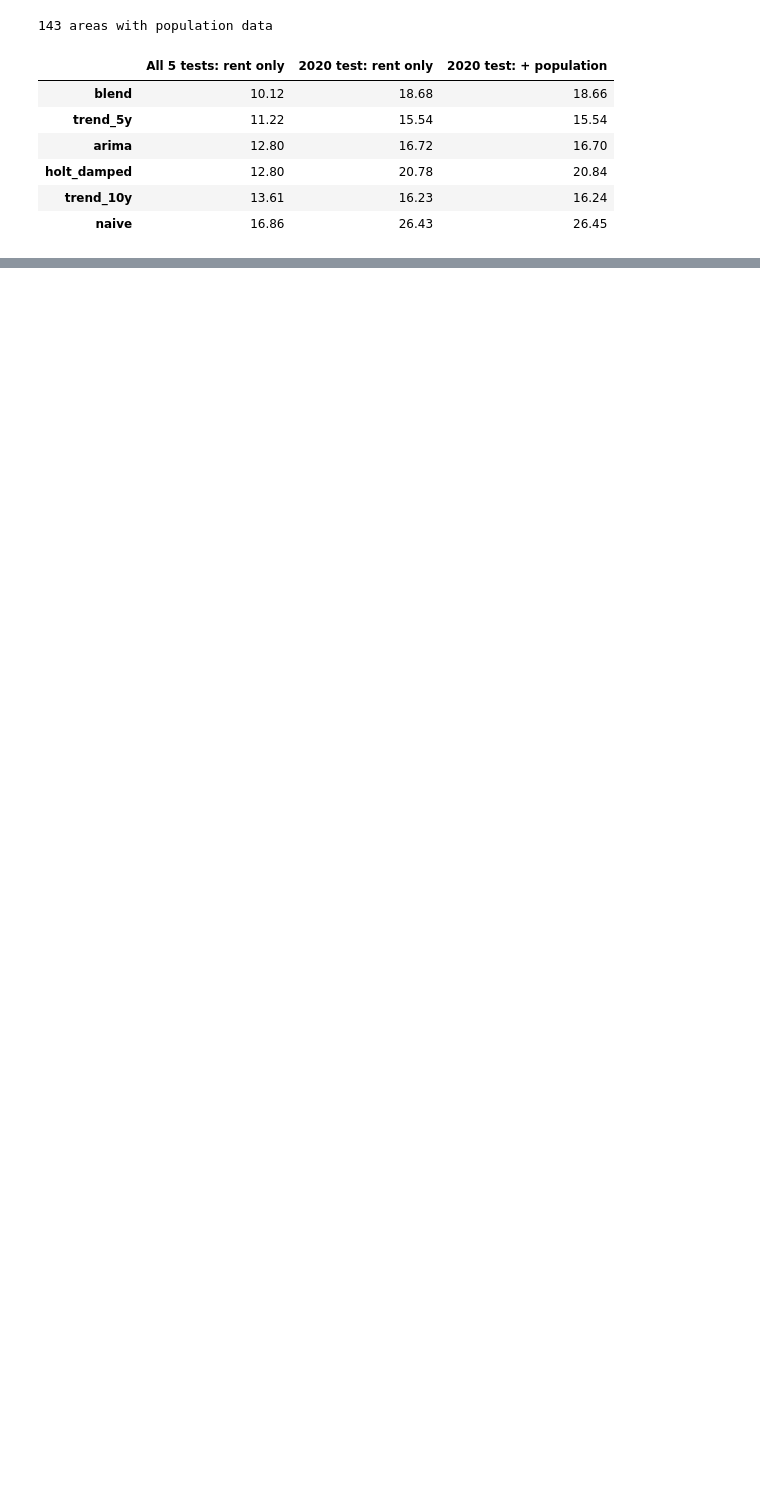
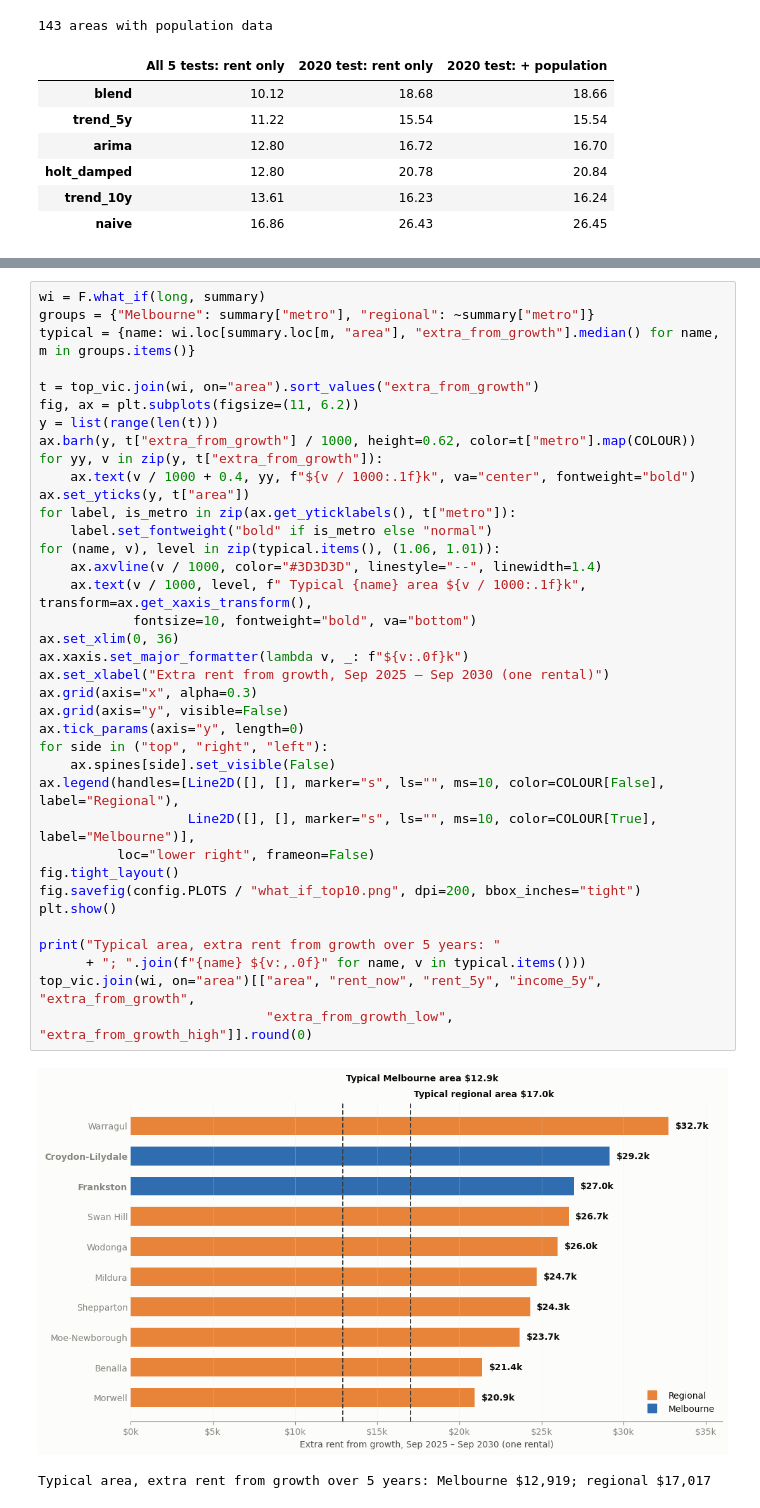
Before and after one commit to mdharmawan19/industry-project-group-55, a Jupyter notebook: notebooks/03_dffh_panel.ipynb, the cells around one changed output, grey strips where cells are left out. Saved outputs shown, nothing was run; the diff lists cells and outputs as text; blank space fills up the shorter version.

```diff
--- a/notebooks/03_dffh_panel.ipynb
+++ b/notebooks/03_dffh_panel.ipynb
@@ -286,0 +258,40 @@ Typical area, extra rent from growth over 5 years: Metropolitan Melbourne $12,91
+# %%
+wi = F.what_if(long, summary)
+groups = {"Melbourne": summary["metro"], "regional": ~summary["metro"]}
+typical = {name: wi.loc[summary.loc[m, "area"], "extra_from_growth"].median() for name, m in groups.items()}
+
+t = top_vic.join(wi, on="area").sort_values("extra_from_growth")
+fig, ax = plt.subplots(figsize=(11, 6.2))
+y = list(range(len(t)))
+ax.barh(y, t["extra_from_growth"] / 1000, height=0.62, color=t["metro"].map(COLOUR))
+for yy, v in zip(y, t["extra_from_growth"]):
+    ax.text(v / 1000 + 0.4, yy, f"${v / 1000:.1f}k", va="center", fontweight="bold")
+ax.set_yticks(y, t["area"])
+for label, is_metro in zip(ax.get_yticklabels(), t["metro"]):
+    label.set_fontweight("bold" if is_metro else "normal")
+for (name, v), level in zip(typical.items(), (1.06, 1.01)):
+    ax.axvline(v / 1000, color="#3D3D3D", linestyle="--", linewidth=1.4)
+    ax.text(v / 1000, level, f" Typical {name} area ${v / 1000:.1f}k", transform=ax.get_xaxis_transform(),
+            fontsize=10, fontweight="bold", va="bottom")
+ax.set_xlim(0, 36)
+ax.xaxis.set_major_formatter(lambda v, _: f"${v:.0f}k")
+ax.set_xlabel("Extra rent from growth, Sep 2025 – Sep 2030 (one rental)")
+ax.grid(axis="x", alpha=0.3)
+ax.grid(axis="y", visible=False)
+ax.tick_params(axis="y", length=0)
+for side in ("top", "right", "left"):
+    ax.spines[side].set_visible(False)
+ax.legend(handles=[Line2D([], [], marker="s", ls="", ms=10, color=COLOUR[False], label="Regional"),
+                   Line2D([], [], marker="s", ls="", ms=10, color=COLOUR[True], label="Melbourne")],
+          loc="lower right", frameon=False)
+fig.tight_layout()
+fig.savefig(config.PLOTS / "what_if_top10.png", dpi=200, bbox_inches="tight")
+plt.show()
+
+print("Typical area, extra rent from growth over 5 years: "
+      + "; ".join(f"{name} ${v:,.0f}" for name, v in typical.items()))
+top_vic.join(wi, on="area")[["area", "rent_now", "rent_5y", "income_5y", "extra_from_growth",
+                             "extra_from_growth_low", "extra_from_growth_high"]].round(0)
+# %% [output]
+[figure, added]
+Typical area, extra rent from growth over 5 years: Melbourne $12,919; regional $17,017
```
Also changed, not shown: parts of 9 cells of this notebook, 2 other files.
